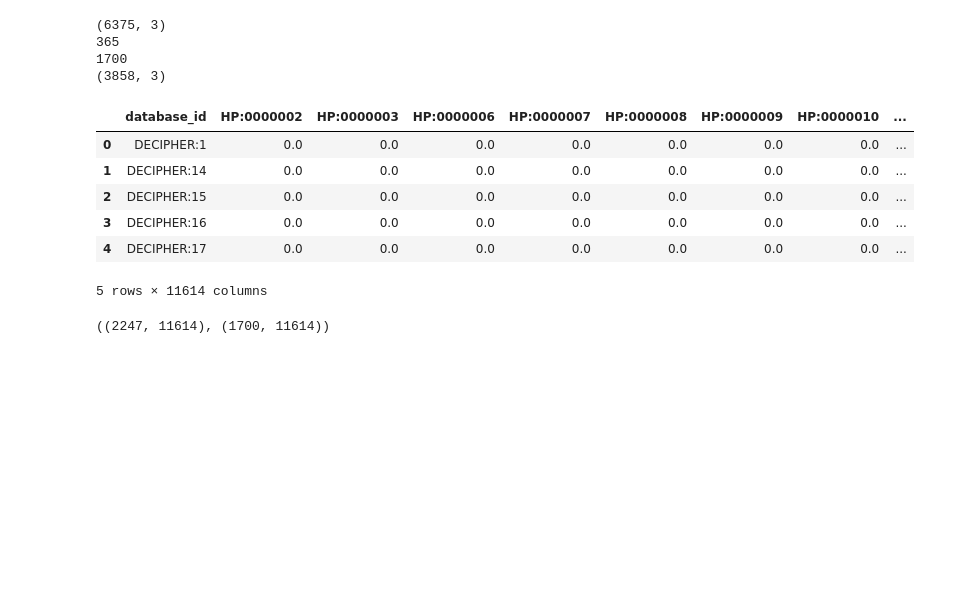
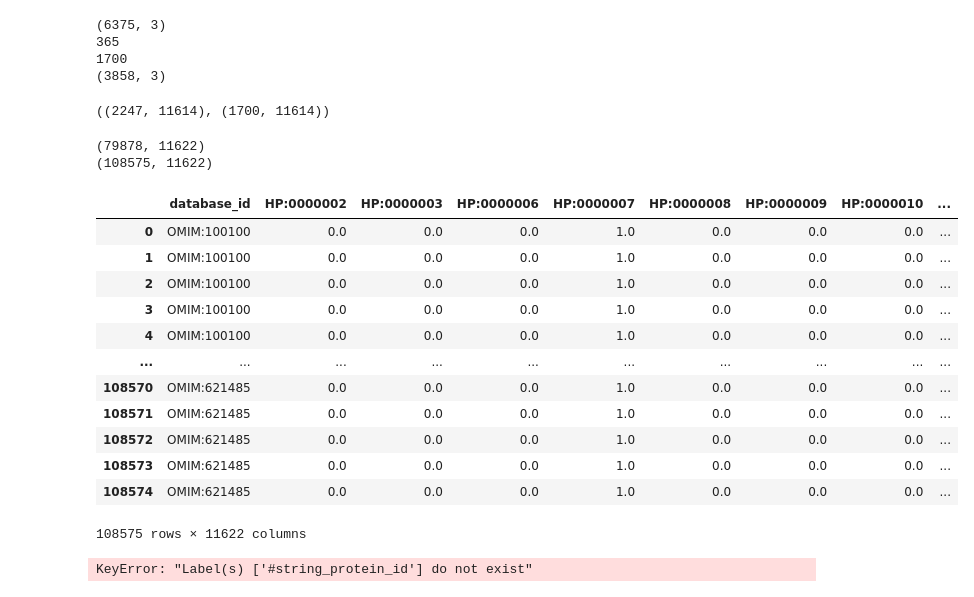
Before and after one commit to averniere/OT_simulation_maladies, a Jupyter notebook: Embeddings/PPI.ipynb, the cells around one changed output. Cells and saved outputs as stored; diff of their text form; code cells hidden in the pictures; blank space fills up the shorter version.

Commit message:
modifs et ajout ppi groupby propre

```diff
--- a/Embeddings/PPI.ipynb
+++ b/Embeddings/PPI.ipynb
@@ -162,16 +169,6 @@ print(df_gene_correspondence0.shape)
 365
 1700
 (3858, 3)
-# %%
-df_pivot.head()
-# %% [output]
-|  | database_id | HP:0000002 | HP:0000003 | HP:0000006 | HP:0000007 | HP:0000008 | HP:0000009 | HP:0000010 | ... |
-| 0 | DECIPHER:1 | 0.0 | 0.0 | 0.0 | 0.0 | 0.0 | 0.0 | 0.0 | ... |
-| 1 | DECIPHER:14 | 0.0 | 0.0 | 0.0 | 0.0 | 0.0 | 0.0 | 0.0 | ... |
-| 2 | DECIPHER:15 | 0.0 | 0.0 | 0.0 | 0.0 | 0.0 | 0.0 | 0.0 | ... |
-| 3 | DECIPHER:16 | 0.0 | 0.0 | 0.0 | 0.0 | 0.0 | 0.0 | 0.0 | ... |
-| 4 | DECIPHER:17 | 0.0 | 0.0 | 0.0 | 0.0 | 0.0 | 0.0 | 0.0 | ... |
-5 rows × 11614 columns
 # %%
 list_omim = df_gene_correspondence0['omim_id'].unique()
 list_orpha = df_gene_correspondence0['orpha_id'].unique()
@@ -183,3 +180,40 @@ work_orpha = df_pivot[df_pivot['database_id'].isin(list_orpha)]
 work_omim.shape, work_orpha.shape
 # %% [output]
 ((2247, 11614), (1700, 11614))
+# %%
+df1_orpha = pd.merge(work_orpha, df1, how='left', left_on='database_id', right_on='disease_id')
+# print(df1_orpha.isna().sum())
+print(df1_orpha.shape)
+df1_omim = pd.merge(work_omim, df1, how='left', left_on='database_id', right_on='disease_id')
+print(df1_omim.shape) #, df1_omim.isna().sum())
+# %% [output]
+(79878, 11622)
+(108575, 11622)
+# %%
+df1_omim
+# %% [output]
+|  | database_id | HP:0000002 | HP:0000003 | HP:0000006 | HP:0000007 | HP:0000008 | HP:0000009 | HP:0000010 | ... |
+| 0 | OMIM:100100 | 0.0 | 0.0 | 0.0 | 1.0 | 0.0 | 0.0 | 0.0 | ... |
+| 1 | OMIM:100100 | 0.0 | 0.0 | 0.0 | 1.0 | 0.0 | 0.0 | 0.0 | ... |
+| 2 | OMIM:100100 | 0.0 | 0.0 | 0.0 | 1.0 | 0.0 | 0.0 | 0.0 | ... |
+| 3 | OMIM:100100 | 0.0 | 0.0 | 0.0 | 1.0 | 0.0 | 0.0 | 0.0 | ... |
+| 4 | OMIM:100100 | 0.0 | 0.0 | 0.0 | 1.0 | 0.0 | 0.0 | 0.0 | ... |
+| ... | ... | ... | ... | ... | ... | ... | ... | ... | ... |
+| 108570 | OMIM:621485 | 0.0 | 0.0 | 0.0 | 1.0 | 0.0 | 0.0 | 0.0 | ... |
+| 108571 | OMIM:621485 | 0.0 | 0.0 | 0.0 | 1.0 | 0.0 | 0.0 | 0.0 | ... |
+| 108572 | OMIM:621485 | 0.0 | 0.0 | 0.0 | 1.0 | 0.0 | 0.0 | 0.0 | ... |
+| 108573 | OMIM:621485 | 0.0 | 0.0 | 0.0 | 1.0 | 0.0 | 0.0 | 0.0 | ... |
+| 108574 | OMIM:621485 | 0.0 | 0.0 | 0.0 | 1.0 | 0.0 | 0.0 | 0.0 | ... |
+108575 rows × 11622 columns
+# %%
+df1_omim = df1_omim.groupby("disease_id", as_index=False, dropna=True).agg(
+    ncbi_gene_id=("ncbi_gene_id", "first"),
+    gene_symbol=("gene_symbol", "first"),
+    association_type=("association_type", "first"),
+    protein=("#string_protein_id", "first"),
+    annotation=("annotation", "first"),
+    protein2=("protein2", list),
+    combined_score=("combined_score", list)
+)
+# %% [output]
+KeyError: "Label(s) ['#string_protein_id'] do not exist"
```
Also changed, not shown: parts of 5 cells of this notebook, 3 other files.
